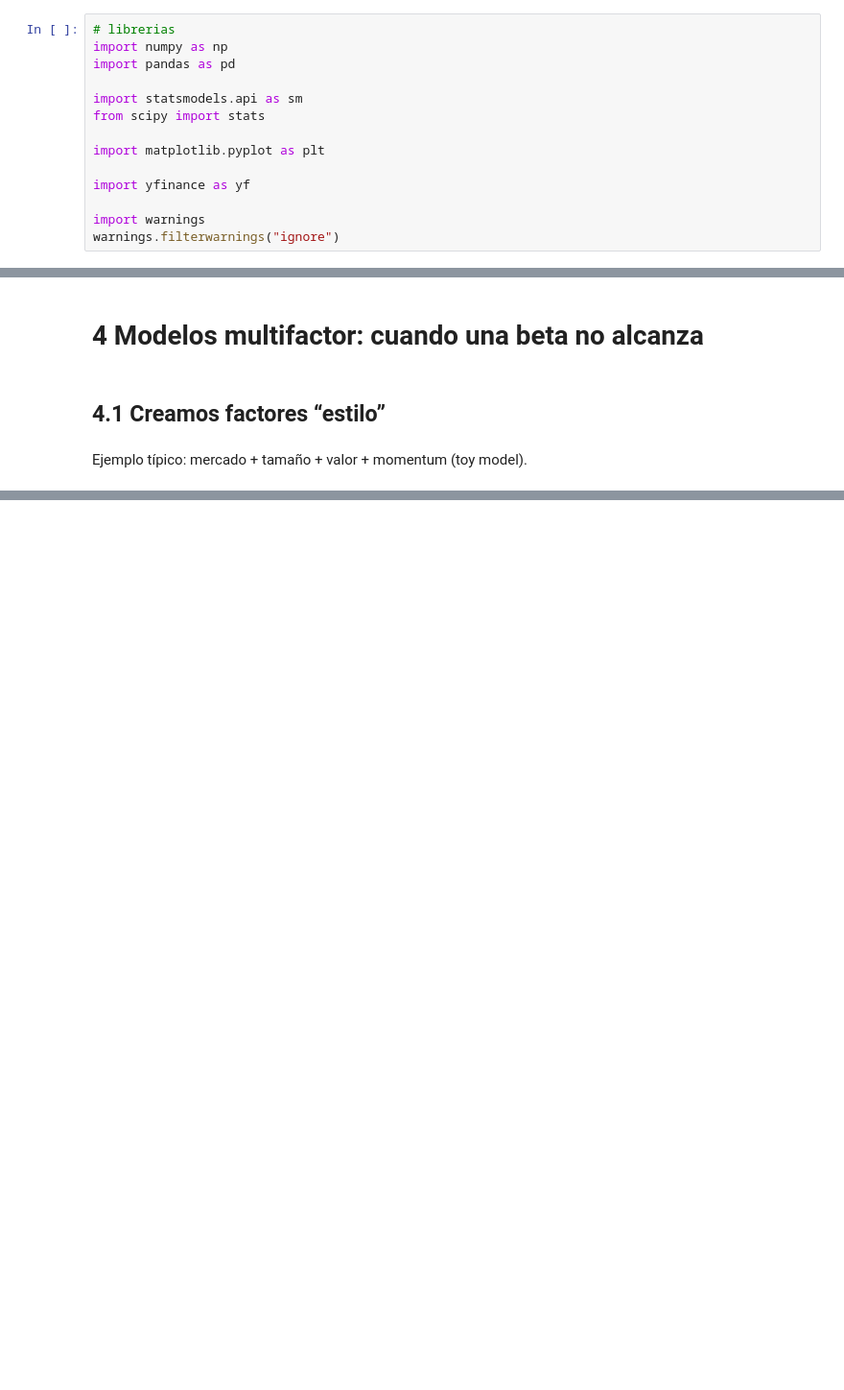
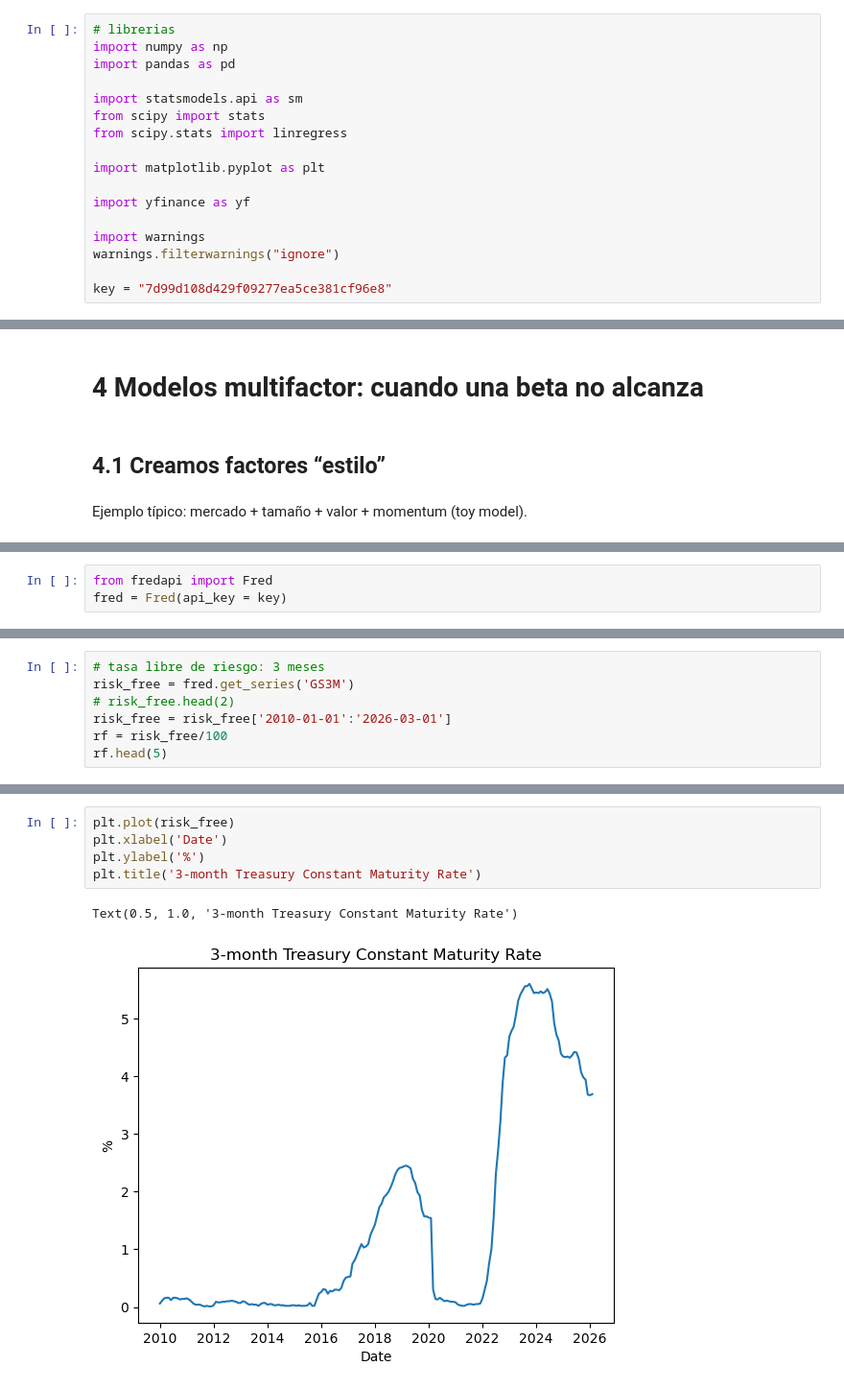
Before and after one commit to ferdlpz/Finanzas-Python, a Jupyter notebook: Modelos de valuacion de activos/Clase_Asset_Pricing.ipynb, the cells around one changed output, grey strips where cells are left out. Shown at 96% size. Saved outputs shown, nothing was run; the diff lists cells and outputs as text; blank space fills up the shorter version.

```diff
--- a/Modelos de valuacion de activos/Clase_Asset_Pricing.ipynb
+++ b/Modelos de valuacion de activos/Clase_Asset_Pricing.ipynb
@@ -5,6 +5,7 @@ import pandas as pd
 
 import statsmodels.api as sm
 from scipy import stats
+from scipy.stats import linregress
 
 import matplotlib.pyplot as plt
 
@@ -12,6 +13,8 @@ import yfinance as yf
 
 import warnings
 warnings.filterwarnings("ignore")
+
+key = "7d99d108d429f09277ea5ce381cf96e8"
 # %%
 # funciones
 def to_returns(prices: pd.DataFrame, method="log"):
@@ -782,0 +684,3 @@ Notes:
+# %%
+from fredapi import Fred
+fred = Fred(api_key = key)
@@ -782,0 +695,7 @@ Notes:
+# %%
+# tasa libre de riesgo: 3 meses
+risk_free = fred.get_series('GS3M')
+# risk_free.head(2)
+risk_free = risk_free['2010-01-01':'2026-03-01']
+rf = risk_free/100
+rf.head(5)
@@ -782,0 +719,8 @@ Notes:
+# %%
+plt.plot(risk_free)
+plt.xlabel('Date')
+plt.ylabel('%')
+plt.title('3-month Treasury Constant Maturity Rate')
+# %% [output]
+Text(0.5, 1.0, '3-month Treasury Constant Maturity Rate')
+[figure, added]
```
Also changed, not shown: parts of 49 cells of this notebook.
